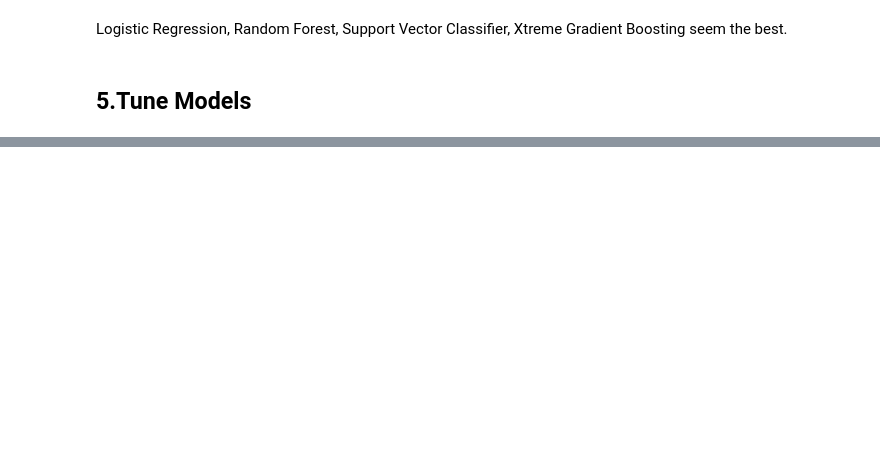
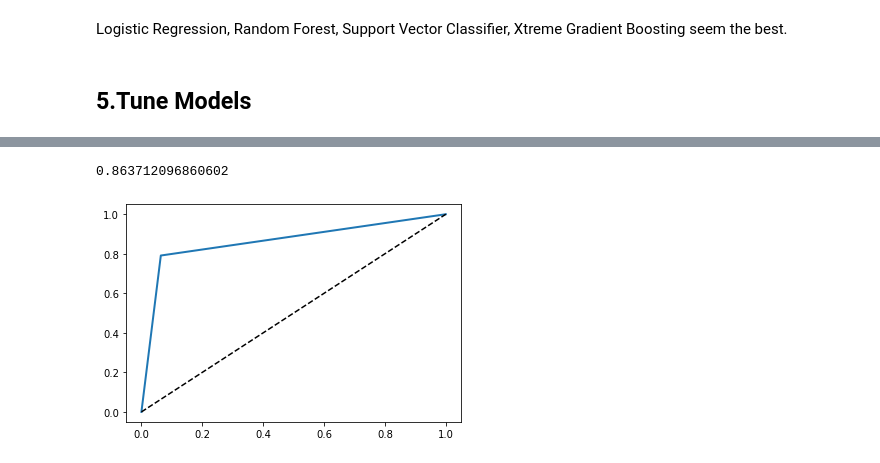
Before and after one commit to Mac1327/Binary-Classification, a Jupyter notebook: titanicML.ipynb, the cells around one changed output, grey strips where cells are left out. Cells and saved outputs as stored; diff of their text form; code cells hidden in the pictures; blank space fills up the shorter version.

Commit message:
final model

```diff
--- a/titanicML.ipynb
+++ b/titanicML.ipynb
@@ -186,9 +194,7 @@ to_scale =[ 'Pclass', 'Age','SibSp','Parch','Fare',               0,
                   13,            14,            15,            16,
                   17,            18,            19,            20,
                   21,            22,            23,            24,
-                  25,            26,            27,            28,
-                  29,            30,            31,            32,
-                  33,            34]
+                  25,      'cabin_label']
 scaler = StandardScaler()
-titanic_scaled = OH_titanic.copy()
+titanic_scaled = label_titanic.copy()
 titanic_scaled[to_scale] = scaler.fit_transform(titanic_scaled[to_scale])
@@ -237,9 +227,7 @@ features = ['Pclass', 'Age', 'SibSp','Parch','Fare',
                   13,            14,            15,            16,
                   17,            18,            19,            20,
                   21,            22,            23,            24,
-                  25,            26,            27,            28,
-                  29,            30,            31,            32,
-                  33,            34]
+                  25,            'cabin_label']
 X_train = titanic_scaled[features]
 # %%
 #1.Naive Bayes
@@ -397,0 +449,4 @@ Fitting 5 folds for each of 50 candidates, totalling 250 fits
+# %%
+final_model = XGBClassifier(random_state =0, subsample =1.0, min_child_weight= 5, max_depth= 4, gamma= 0.5, colsample_bytree= 0.8)
+
+final_model.fit(X_train, y_train)
@@ -397,0 +476,15 @@ Fitting 5 folds for each of 50 candidates, totalling 250 fits
+# %%
+predictions = final_model.predict(X_train)
+roc_auc_score(y_train, predictions)
+# %% [output]
+0.863712096860602
+# %%
+fpr, tpr, thresholds = roc_curve(y_train, predictions)
+def plot_roc_curve(fpr, tpr, label=None):
+    plt.plot(fpr, tpr, linewidth=2, label=label)
+    plt.plot([0, 1], [0, 1], 'k--')
+
+plot_roc_curve(fpr, tpr)
+plt.show()
+# %% [output]
+[figure, added]
```
Also changed, not shown: parts of 31 cells of this notebook, 1 other file.
